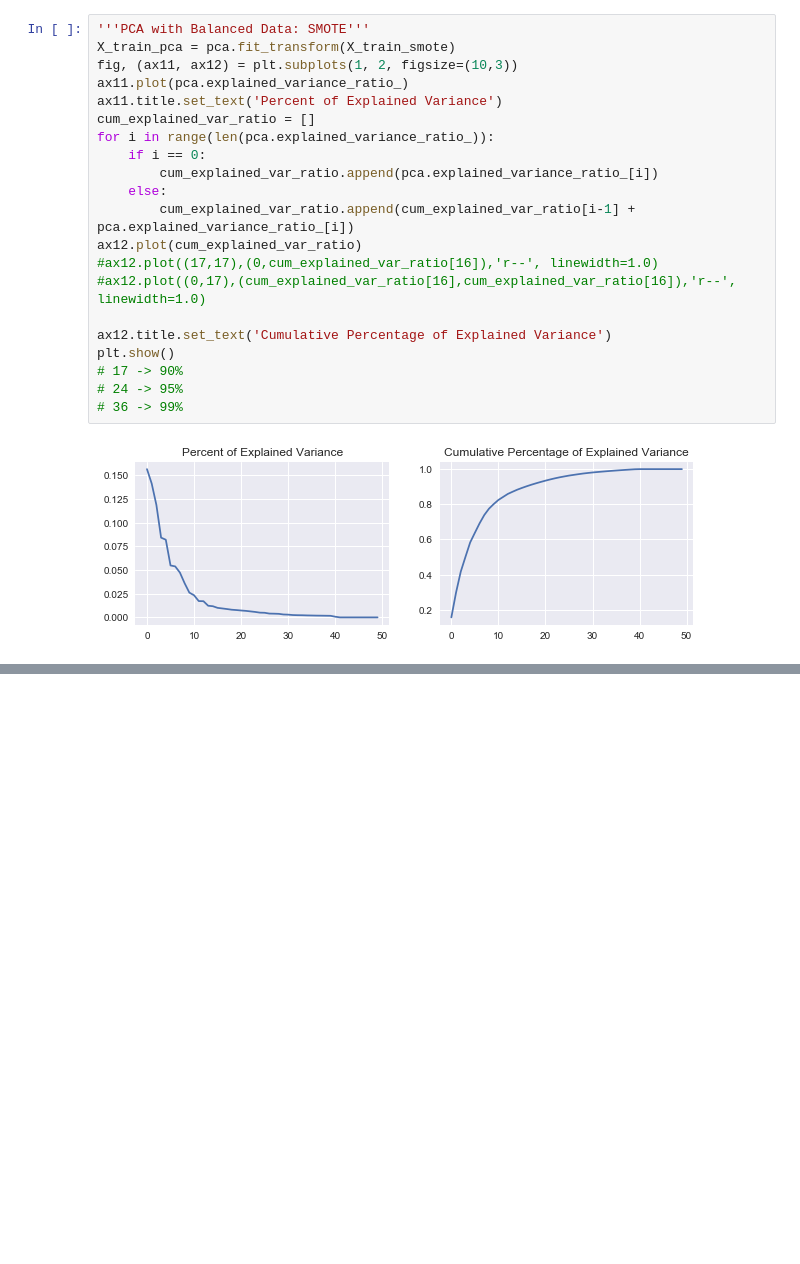
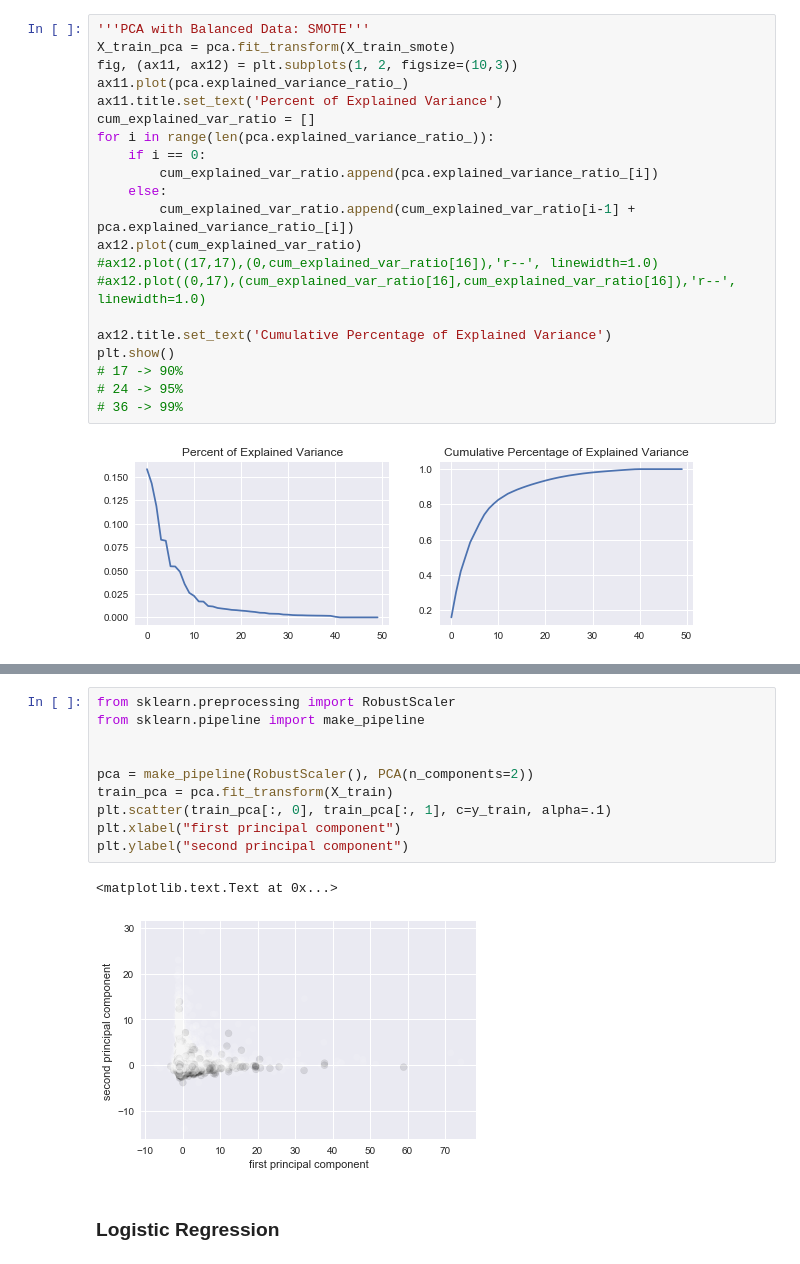
Before and after one commit to lingblahblah/Big-Data-in-Finance, a Jupyter notebook: Data Analysis.ipynb, the cells around one changed output, grey strips where cells are left out. Saved outputs shown, nothing was run; the diff lists cells and outputs as text; blank space fills up the shorter version.

```diff
--- a/Data Analysis.ipynb
+++ b/Data Analysis.ipynb
@@ -342,0 +360,15 @@ Index(['age', 'job', 'marital', 'education', 'default', 'balance', 'housing',
+# %%
+from sklearn.preprocessing import RobustScaler
+from sklearn.pipeline import make_pipeline
+
+
+pca = make_pipeline(RobustScaler(), PCA(n_components=2))
+train_pca = pca.fit_transform(X_train)
+plt.scatter(train_pca[:, 0], train_pca[:, 1], c=y_train, alpha=.1)
+plt.xlabel("first principal component")
+plt.ylabel("second principal component")
+# %% [output]
+<matplotlib.text.Text at 0x...>
+[figure, added]
+# %% [markdown]
+### Logistic Regression
```
Also changed, not shown: parts of 28 cells of this notebook.
